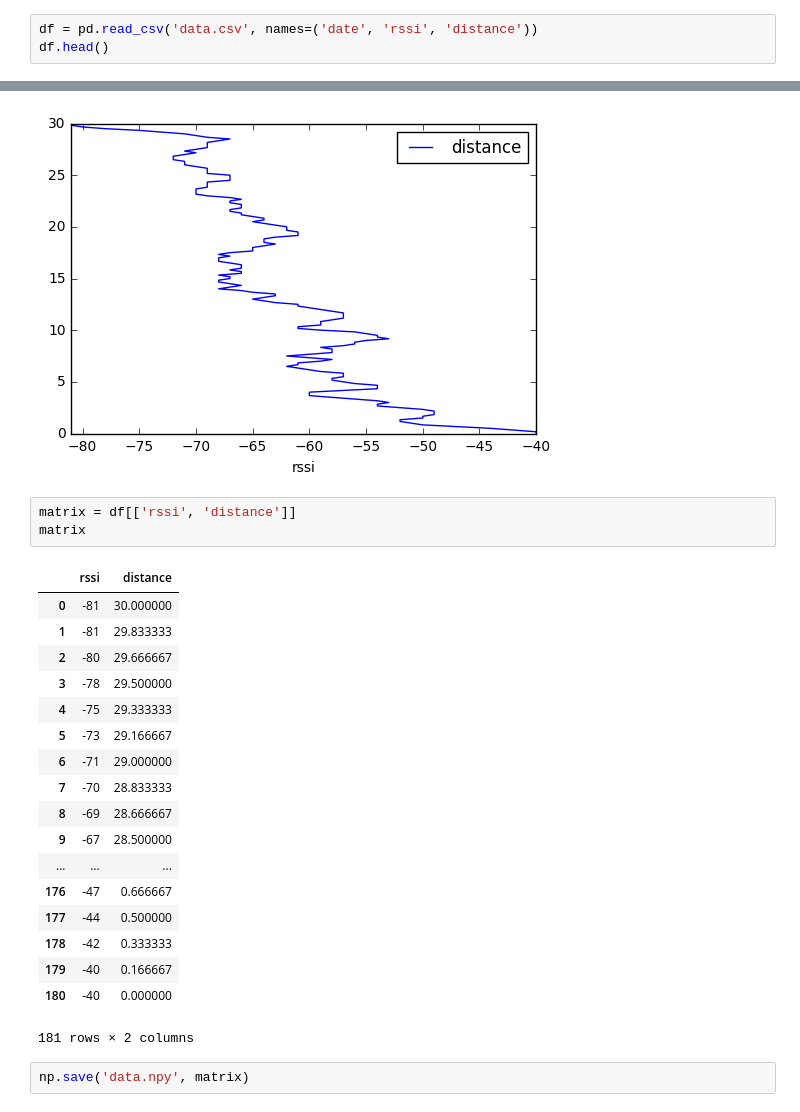
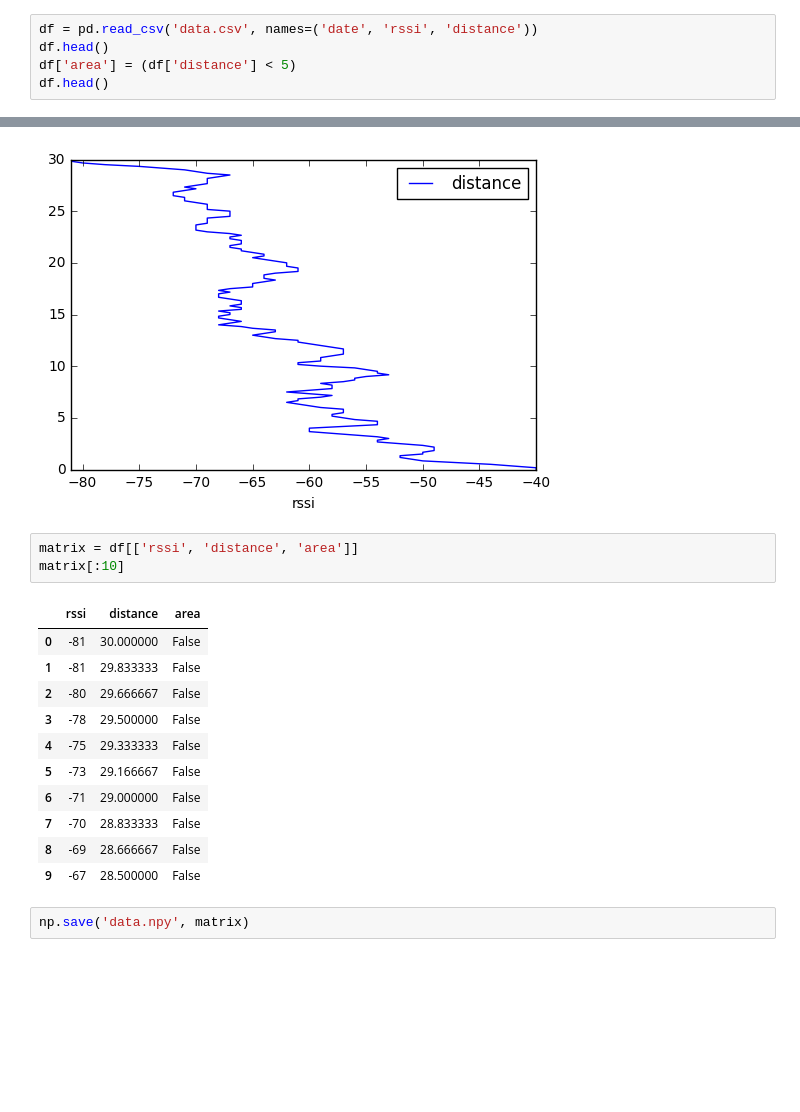
Before and after one commit to refluster/jupyter, a Jupyter notebook: 002.ble_area_pred/train_data_gen.ipynb, the cells around one changed output, grey strips where cells are left out. Saved outputs shown, nothing was run; the diff lists cells and outputs as text; blank space fills up the shorter version.

Commit message:
add judement for area in/out of controlable

```diff
--- a/002.ble_area_pred/train_data_gen.ipynb
+++ b/002.ble_area_pred/train_data_gen.ipynb
@@ -8,4 +8,6 @@ steps = 180
 # %%
 df = pd.read_csv('data.csv', names=('date', 'rssi', 'distance'))
 df.head()
+df['area'] = (df['distance'] < 5)
+df.head()
 # %% [output]
@@ -26,27 +28,20 @@ df.plot(x='rssi', y='distance')
 <matplotlib.axes._subplots.AxesSubplot at 0x...>
 [figure]
 # %%
-matrix = df[['rssi', 'distance']]
-matrix
+matrix = df[['rssi', 'distance', 'area']]
+matrix[:10]
 # %% [output]
-|  | rssi | distance |
-| 0 | -81 | 30.000000 |
-| 1 | -81 | 29.833333 |
-| 2 | -80 | 29.666667 |
-| 3 | -78 | 29.500000 |
-| 4 | -75 | 29.333333 |
-| 5 | -73 | 29.166667 |
-| 6 | -71 | 29.000000 |
-| 7 | -70 | 28.833333 |
-| 8 | -69 | 28.666667 |
-| 9 | -67 | 28.500000 |
-| ... | ... | ... |
-| 176 | -47 | 0.666667 |
-| 177 | -44 | 0.500000 |
-| 178 | -42 | 0.333333 |
-| 179 | -40 | 0.166667 |
-| 180 | -40 | 0.000000 |
+|  | rssi | distance | area |
+| 0 | -81 | 30.000000 | False |
+| 1 | -81 | 29.833333 | False |
+| 2 | -80 | 29.666667 | False |
+| 3 | -78 | 29.500000 | False |
+| 4 | -75 | 29.333333 | False |
+| 5 | -73 | 29.166667 | False |
+| 6 | -71 | 29.000000 | False |
+| 7 | -70 | 28.833333 | False |
+| 8 | -69 | 28.666667 | False |
+| 9 | -67 | 28.500000 | False |
-181 rows × 2 columns
 # %%
 np.save('data.npy', matrix)
 # %%
```
Also changed, not shown: parts of 5 cells of this notebook.
